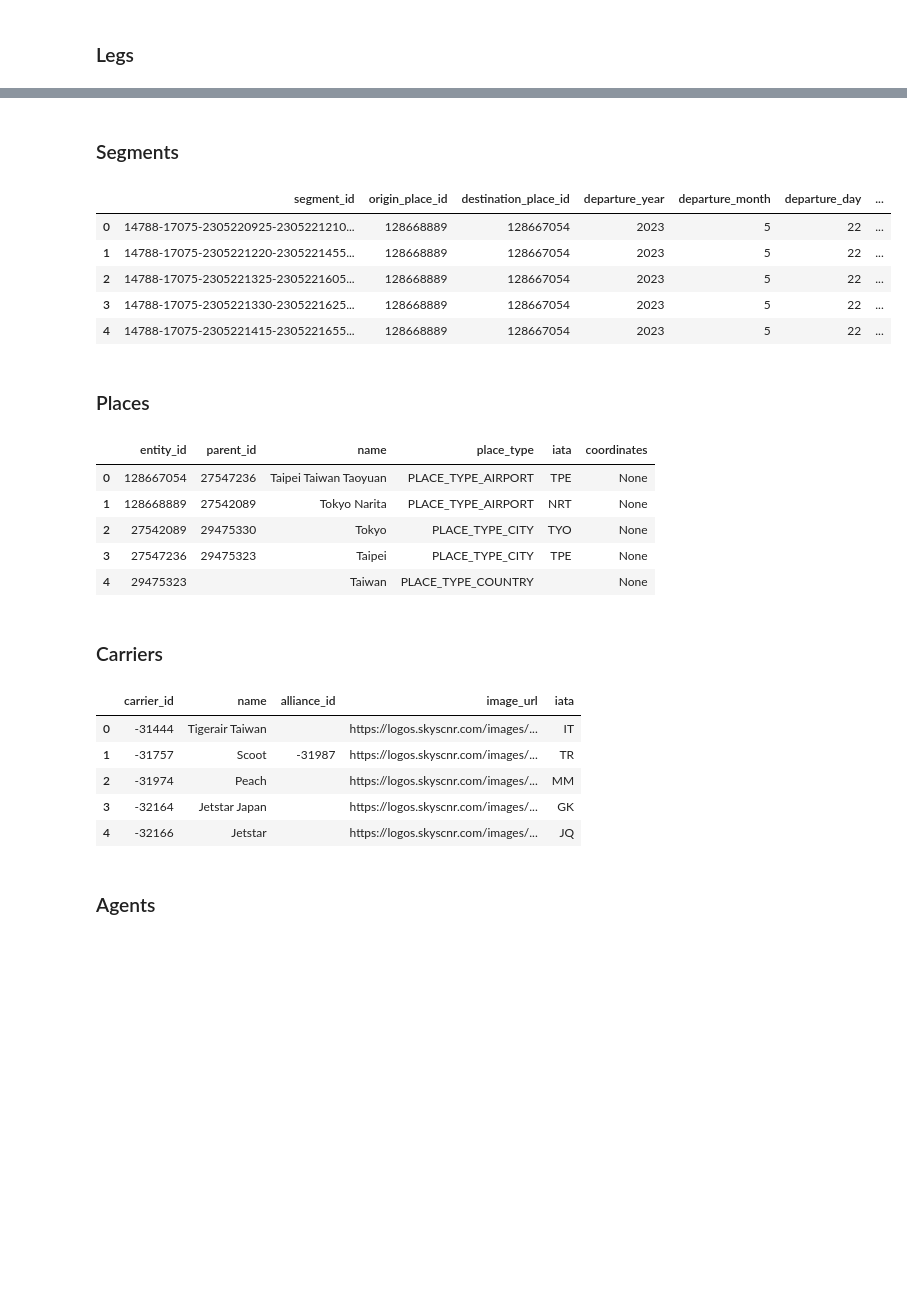
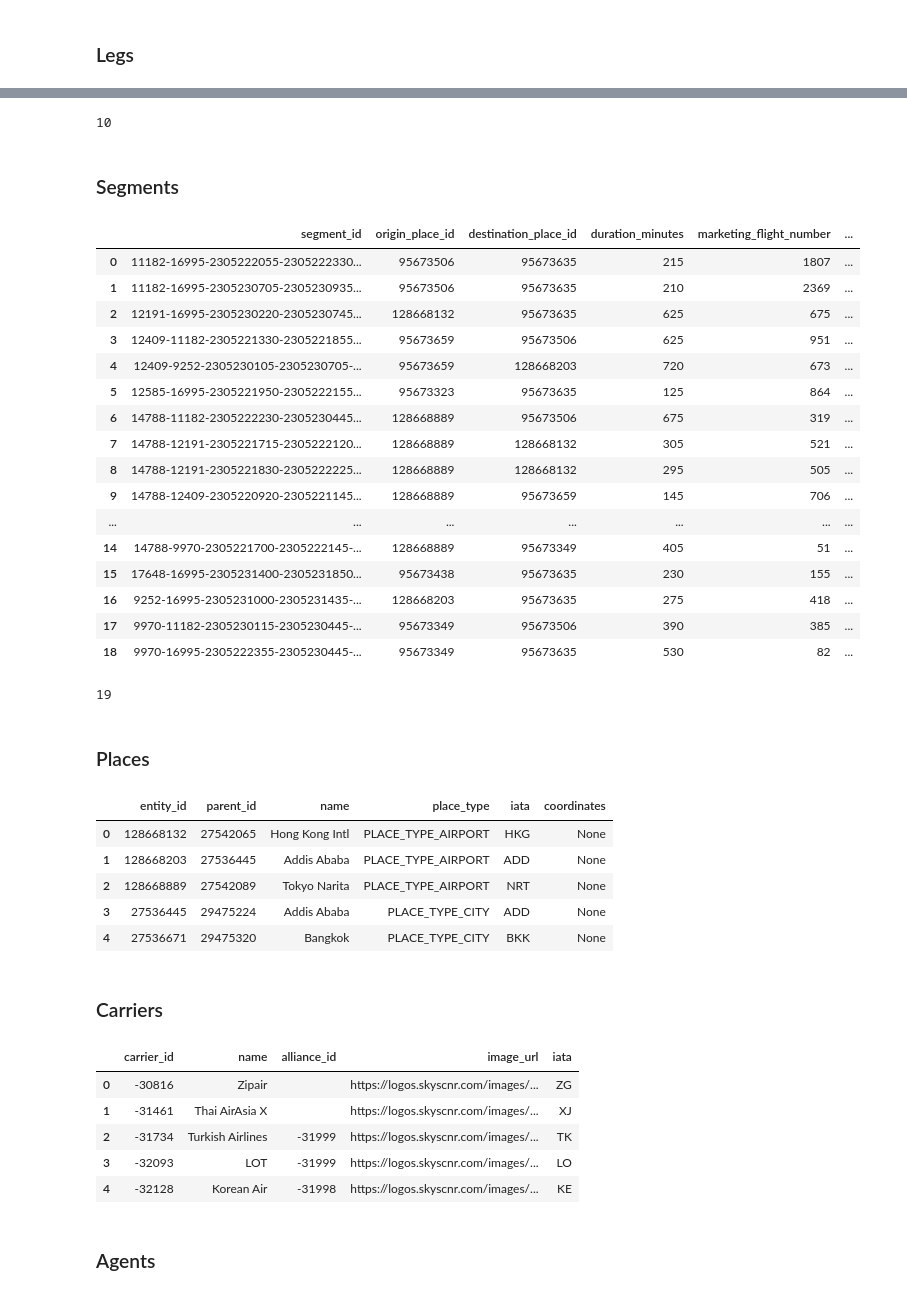
Before and after one commit to vdelimad/tsb-with-reinforcement-learning, a Jupyter notebook: Code/flight_data_gathering.ipynb, the cells around one changed output, grey strips where cells are left out. Cells and saved outputs as stored; diff of their text form; code cells hidden in the pictures; blank space fills up the shorter version.

```diff
--- a/Code/flight_data_gathering.ipynb
+++ b/Code/flight_data_gathering.ipynb
@@ -46,7 +47,7 @@ with open('../Data/skyscanner_auth.txt', 'r') as file:
     skyscanner_auth = file.read()
 # %%
 # set up api
-def get_flight_tables(departure_airport, arrival_airport, skyscanner_auth=skyscanner_auth):
+def get_flight_tables(departure_airport, arrival_airport, year, month, day, skyscanner_auth=skyscanner_auth):
     url = 'https://partners.api.skyscanner.net/apiservices/v3/flights/live/search/create'
     headers = {'x-api-key': skyscanner_auth}
 
@@ -58,7 +59,7 @@ def get_flight_tables(departure_airport, arrival_airport, skyscanner_auth=skysca
             'query_legs': [{
                 'origin_place_id': {'iata': departure_airport},
                 'destination_place_id': {'iata': arrival_airport},
-                'date': {'year': 2023, 'month': 5, 'day': 22}
+                'date': {'year': year, 'month': month, 'day': day}
             }],
             'adults': 1,
             'cabin_class': 'CABIN_CLASS_ECONOMY'
@@ -71,6 +72,8 @@ def get_flight_tables(departure_airport, arrival_airport, skyscanner_auth=skysca
         if response.status_code == 200:
             # store data
             response = response.json()
+            #print(json.dumps(response, indent=4)
+
             return response['content']['results']
         else:
             response.raise_for_status()
@@ -78,4 +81,4 @@ def get_flight_tables(departure_airport, arrival_airport, skyscanner_auth=skysca
         print(err)
 
 # test
-flight_tables = get_flight_tables('KBL', 'DEL')
+flight_tables = get_flight_tables('NRT', 'TLV', 2023, 5, 22)
@@ -185,3 +211,8 @@ display(legs.head())
+# %%
+legs_test = legs['leg_id'].nunique()
+legs_test
+# %% [output]
+10
 # %% [markdown]
 ### Segments
 # %%
@@ -203,42 +234,58 @@ def clean_segments_table(flight_tables):
             'departure_month': departure_dt['month'],
             'departure_day': departure_dt['day'],
             'departure_hour': departure_dt['hour'],
             'departure_minute': departure_dt['minute'],
             'departure_second': departure_dt['second'],
             'arrival_year': arrival_dt['year'],
             'arrival_month': arrival_dt['month'],
             'arrival_day': arrival_dt['day'],
             'arrival_hour': arrival_dt['hour'],
             'arrival_minute': arrival_dt['minute'],
             'arrival_second': arrival_dt['second'],
             'duration_minutes': value['durationInMinutes'],
             'marketing_flight_number': value['marketingFlightNumber'],
             'marketing_carrier_id': value['marketingCarrierId'],
             'operating_carrier_id': value['operatingCarrierId']
         })
 
 
     # create dataframe
     segments = pd.DataFrame(rows)
 
     # combine time columns
-    #combine_to_datetime(segments, 'departure')
-    #combine_to_datetime(segments, 'arrival')
+    combine_to_datetime(segments, 'departure')
+    combine_to_datetime(segments, 'arrival')
 
     # rename id column
     return segments.rename(columns={'id': 'segment_id'})
 
 
 # test
 segments = clean_segments_table(flight_tables)
-display(segments.head())
+display(segments.head(100))
 # %% [output]
-|  | segment_id | origin_place_id | destination_place_id | departure_year | departure_month | departure_day | ... |
-| 0 | 14788-17075-2305220925-2305221210... | 128668889 | 128667054 | 2023 | 5 | 22 | ... |
-| 1 | 14788-17075-2305221220-2305221455... | 128668889 | 128667054 | 2023 | 5 | 22 | ... |
-| 2 | 14788-17075-2305221325-2305221605... | 128668889 | 128667054 | 2023 | 5 | 22 | ... |
-| 3 | 14788-17075-2305221330-2305221625... | 128668889 | 128667054 | 2023 | 5 | 22 | ... |
-| 4 | 14788-17075-2305221415-2305221655... | 128668889 | 128667054 | 2023 | 5 | 22 | ... |
+|  | segment_id | origin_place_id | destination_place_id | duration_minutes | marketing_flight_number | ... |
+| 0 | 11182-16995-2305222055-2305222330... | 95673506 | 95673635 | 215 | 1807 | ... |
+| 1 | 11182-16995-2305230705-2305230935... | 95673506 | 95673635 | 210 | 2369 | ... |
+| 2 | 12191-16995-2305230220-2305230745... | 128668132 | 95673635 | 625 | 675 | ... |
+| 3 | 12409-11182-2305221330-2305221855... | 95673659 | 95673506 | 625 | 951 | ... |
+| 4 | 12409-9252-2305230105-2305230705-... | 95673659 | 128668203 | 720 | 673 | ... |
+| 5 | 12585-16995-2305221950-2305222155... | 95673323 | 95673635 | 125 | 864 | ... |
+| 6 | 14788-11182-2305222230-2305230445... | 128668889 | 95673506 | 675 | 319 | ... |
+| 7 | 14788-12191-2305221715-2305222120... | 128668889 | 128668132 | 305 | 521 | ... |
+| 8 | 14788-12191-2305221830-2305222225... | 128668889 | 128668132 | 295 | 505 | ... |
+| 9 | 14788-12409-2305220920-2305221145... | 128668889 | 95673659 | 145 | 706 | ... |
+| ... | ... | ... | ... | ... | ... | ... |
+| 14 | 14788-9970-2305221700-2305222145-... | 128668889 | 95673349 | 405 | 51 | ... |
+| 15 | 17648-16995-2305231400-2305231850... | 95673438 | 95673635 | 230 | 155 | ... |
+| 16 | 9252-16995-2305231000-2305231435-... | 128668203 | 95673635 | 275 | 418 | ... |
+| 17 | 9970-11182-2305230115-2305230445-... | 95673349 | 95673506 | 390 | 385 | ... |
+| 18 | 9970-16995-2305222355-2305230445-... | 95673349 | 95673635 | 530 | 82 | ... |
+# %%
+segment_test = segments['segment_id'].nunique()
+segment_test
+# %% [output]
+19
 # %% [markdown]
 ### Places
 # %%
@@ -268,11 +315,11 @@ places = clean_places_table(flight_tables)
 display(places.head())
 # %% [output]
 |  | entity_id | parent_id | name | place_type | iata | coordinates |
-| 0 | 128667054 | 27547236 | Taipei Taiwan Taoyuan | PLACE_TYPE_AIRPORT | TPE | None |
-| 1 | 128668889 | 27542089 | Tokyo Narita | PLACE_TYPE_AIRPORT | NRT | None |
-| 2 | 27542089 | 29475330 | Tokyo | PLACE_TYPE_CITY | TYO | None |
-| 3 | 27547236 | 29475323 | Taipei | PLACE_TYPE_CITY | TPE | None |
-| 4 | 29475323 |  | Taiwan | PLACE_TYPE_COUNTRY |  | None |
+| 0 | 128668132 | 27542065 | Hong Kong Intl | PLACE_TYPE_AIRPORT | HKG | None |
+| 1 | 128668203 | 27536445 | Addis Ababa | PLACE_TYPE_AIRPORT | ADD | None |
+| 2 | 128668889 | 27542089 | Tokyo Narita | PLACE_TYPE_AIRPORT | NRT | None |
+| 3 | 27536445 | 29475224 | Addis Ababa | PLACE_TYPE_CITY | ADD | None |
+| 4 | 27536671 | 29475320 | Bangkok | PLACE_TYPE_CITY | BKK | None |
 # %% [markdown]
 ### Carriers
 # %%
@@ -302,11 +349,11 @@ carriers = clean_carriers_table(flight_tables)
 display(carriers.head())
 # %% [output]
 |  | carrier_id | name | alliance_id | image_url | iata |
-| 0 | -31444 | Tigerair Taiwan |  | https://logos.skyscnr.com/images/... | IT |
-| 1 | -31757 | Scoot | -31987 | https://logos.skyscnr.com/images/... | TR |
-| 2 | -31974 | Peach |  | https://logos.skyscnr.com/images/... | MM |
-| 3 | -32164 | Jetstar Japan |  | https://logos.skyscnr.com/images/... | GK |
-| 4 | -32166 | Jetstar |  | https://logos.skyscnr.com/images/... | JQ |
+| 0 | -30816 | Zipair |  | https://logos.skyscnr.com/images/... | ZG |
+| 1 | -31461 | Thai AirAsia X |  | https://logos.skyscnr.com/images/... | XJ |
+| 2 | -31734 | Turkish Airlines | -31999 | https://logos.skyscnr.com/images/... | TK |
+| 3 | -32093 | LOT | -31999 | https://logos.skyscnr.com/images/... | LO |
+| 4 | -32128 | Korean Air | -31998 | https://logos.skyscnr.com/images/... | KE |
 # %% [markdown]
 ### Agents
 # %%
```
Also changed, not shown: parts of 13 cells of this notebook, 4 other files.
